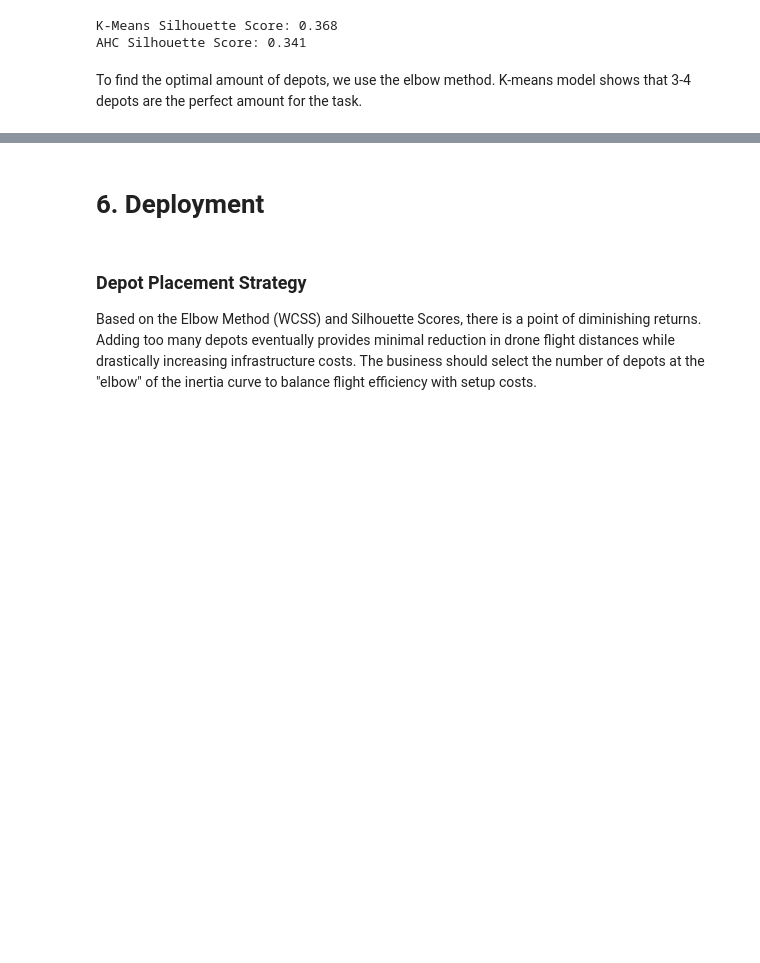
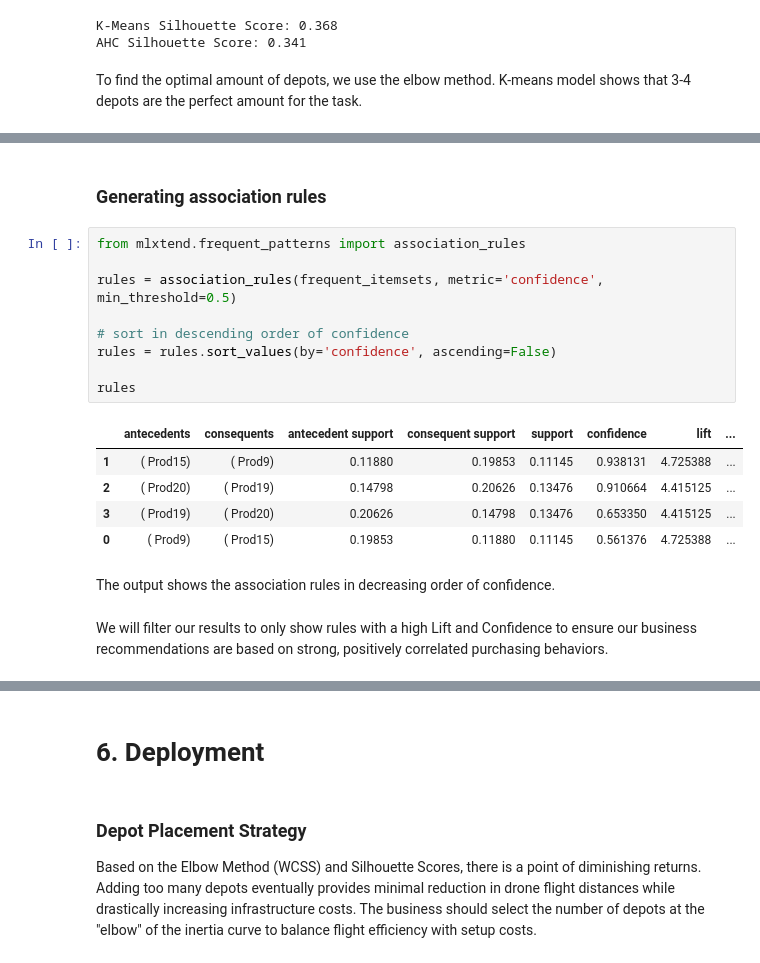
Before and after one commit to GeorgiiAf/machine_learning_assignments, a Jupyter notebook: assingnment5.ipynb, the cells around one changed output, grey strips where cells are left out. Drawn from its saved outputs; the diff is of its cells as text; blank space fills up the shorter version.

```diff
--- a/assingnment5.ipynb
+++ b/assingnment5.ipynb
@@ -158,0 +231,23 @@ plt.show()
+# %% [markdown]
+### Generating association rules
+# %%
+from mlxtend.frequent_patterns import association_rules
+
+rules = association_rules(frequent_itemsets, metric='confidence', min_threshold=0.5)
+
+# sort in descending order of confidence
+rules = rules.sort_values(by='confidence', ascending=False)
+
+rules
+# %% [output]
+|  | antecedents | consequents | antecedent support | consequent support | support | confidence | lift | ... |
+| 1 | ( Prod15) | ( Prod9) | 0.11880 | 0.19853 | 0.11145 | 0.938131 | 4.725388 | ... |
+| 2 | ( Prod20) | ( Prod19) | 0.14798 | 0.20626 | 0.13476 | 0.910664 | 4.415125 | ... |
+| 3 | ( Prod19) | ( Prod20) | 0.20626 | 0.14798 | 0.13476 | 0.653350 | 4.415125 | ... |
+| 0 | ( Prod9) | ( Prod15) | 0.19853 | 0.11880 | 0.11145 | 0.561376 | 4.725388 | ... |
+# %% [markdown]
+The output shows the association rules in decreasing order of confidence.
+# %% [markdown]
+
+
+We will filter our results to only show rules with a high Lift and Confidence to ensure our business recommendations are based on strong, positively correlated purchasing behaviors.
```
Also changed, not shown: parts of 18 cells of this notebook.
